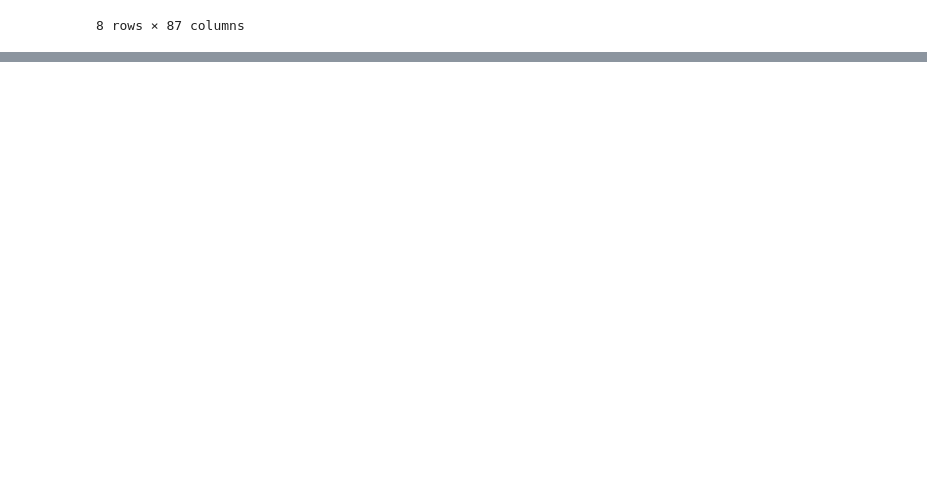
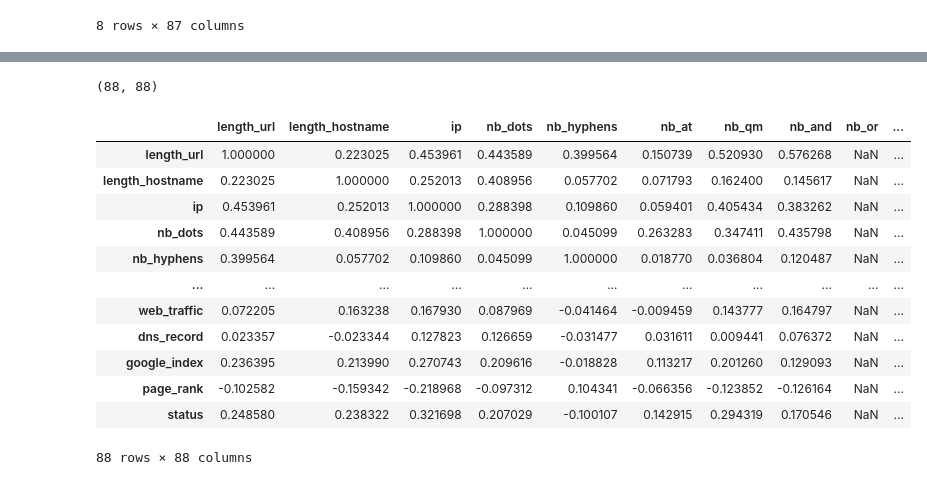
Before and after one commit to yitai-cheng/ELEC0138_Project, a Jupyter notebook: phishing_attack/MLP_phishing.ipynb, the cells around one changed output, grey strips where cells are left out. Cells and saved outputs as stored; diff of their text form; code cells hidden in the pictures; blank space fills up the shorter version.

```diff
--- a/phishing_attack/MLP_phishing.ipynb
+++ b/phishing_attack/MLP_phishing.ipynb
@@ -41,0 +62,5 @@ df.describe()
+# %%
+#make the last row which is qualitative data(legitimate or phishing) into a quantitative data 0 and 1
+
+df['status'] = df['status'].map({'legitimate':0, 'phishing':1})
+df.head()
@@ -41,0 +75,22 @@ df.describe()
+# %%
+corr_matrix = df.corr()
+# %%
+corr_matrix.shape
+# %% [output]
+(88, 88)
+# %%
+corr_matrix
+# %% [output]
+|  | length_url | length_hostname | ip | nb_dots | nb_hyphens | nb_at | nb_qm | nb_and | nb_or | ... |
+| length_url | 1.000000 | 0.223025 | 0.453961 | 0.443589 | 0.399564 | 0.150739 | 0.520930 | 0.576268 | NaN | ... |
+| length_hostname | 0.223025 | 1.000000 | 0.252013 | 0.408956 | 0.057702 | 0.071793 | 0.162400 | 0.145617 | NaN | ... |
+| ip | 0.453961 | 0.252013 | 1.000000 | 0.288398 | 0.109860 | 0.059401 | 0.405434 | 0.383262 | NaN | ... |
+| nb_dots | 0.443589 | 0.408956 | 0.288398 | 1.000000 | 0.045099 | 0.263283 | 0.347411 | 0.435798 | NaN | ... |
+| nb_hyphens | 0.399564 | 0.057702 | 0.109860 | 0.045099 | 1.000000 | 0.018770 | 0.036804 | 0.120487 | NaN | ... |
+| ... | ... | ... | ... | ... | ... | ... | ... | ... | ... | ... |
+| web_traffic | 0.072205 | 0.163238 | 0.167930 | 0.087969 | -0.041464 | -0.009459 | 0.143777 | 0.164797 | NaN | ... |
+| dns_record | 0.023357 | -0.023344 | 0.127823 | 0.126659 | -0.031477 | 0.031611 | 0.009441 | 0.076372 | NaN | ... |
+| google_index | 0.236395 | 0.213990 | 0.270743 | 0.209616 | -0.018828 | 0.113217 | 0.201260 | 0.129093 | NaN | ... |
+| page_rank | -0.102582 | -0.159342 | -0.218968 | -0.097312 | 0.104341 | -0.066356 | -0.123852 | -0.126164 | NaN | ... |
+| status | 0.248580 | 0.238322 | 0.321698 | 0.207029 | -0.100107 | 0.142915 | 0.294319 | 0.170546 | NaN | ... |
+88 rows × 88 columns
```
Also changed, not shown: parts of 6 cells of this notebook.
